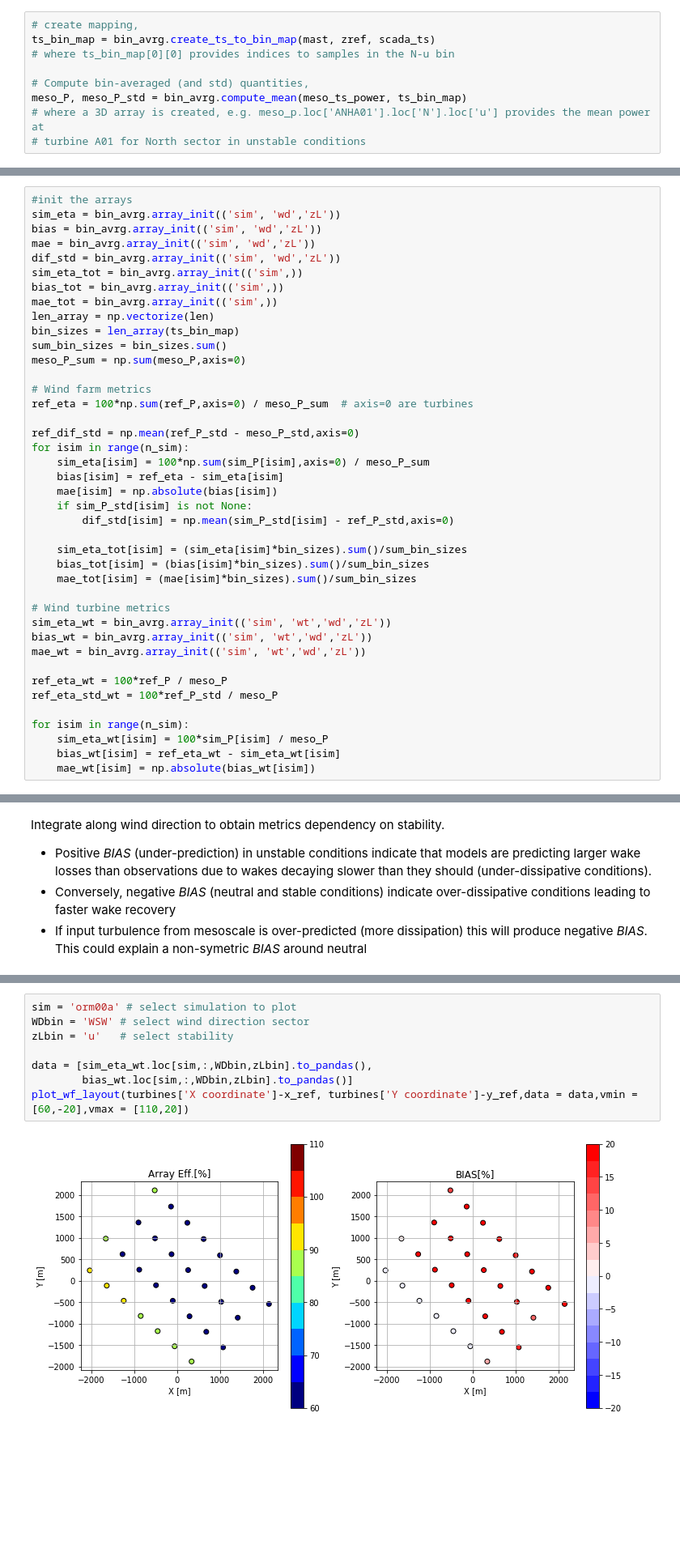
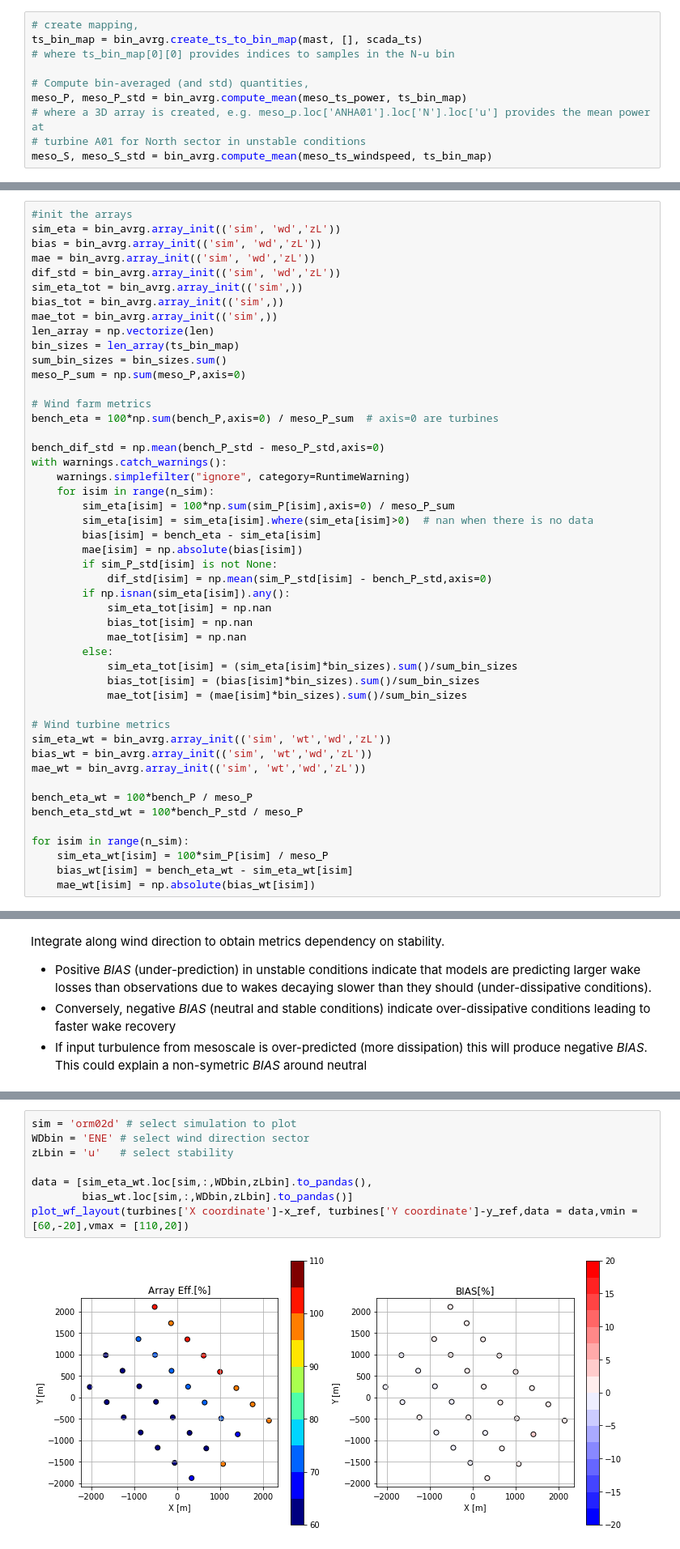
Before and after one commit to CENER-EPR/OWAbench, a Jupyter notebook: Ormonde/Ormonde_ArrayEfficiency.ipynb, the cells around one changed output, grey strips where cells are left out. Shown: that part at 81% size. Saved outputs shown, nothing was run; the diff lists cells and outputs as text; blank space fills up the shorter version.

```diff
--- a/Ormonde/Ormonde_ArrayEfficiency.ipynb
+++ b/Ormonde/Ormonde_ArrayEfficiency.ipynb
@@ -162,13 +184,14 @@ meso_ts_power = meso_ts_windspeed.transform(pwr_curve) # convert to power
 Create mapping of time stamps per wind direction and stability bins
 # %%
 # create mapping,
-ts_bin_map = bin_avrg.create_ts_to_bin_map(mast, zref, scada_ts)
+ts_bin_map = bin_avrg.create_ts_to_bin_map(mast, [], scada_ts)
 # where ts_bin_map[0][0] provides indices to samples in the N-u bin
 
 # Compute bin-averaged (and std) quantities,
 meso_P, meso_P_std = bin_avrg.compute_mean(meso_ts_power, ts_bin_map)
 # where a 3D array is created, e.g. meso_p.loc['ANHA01'].loc['N'].loc['u'] provides the mean power at
 # turbine A01 for North sector in unstable conditions
+meso_S, meso_S_std = bin_avrg.compute_mean(meso_ts_windspeed, ts_bin_map)
 # %% [markdown]
 ## Load simulation data
 # %%
@@ -271,31 +308,38 @@ sum_bin_sizes = bin_sizes.sum()
 meso_P_sum = np.sum(meso_P,axis=0)
 
 # Wind farm metrics
-ref_eta = 100*np.sum(ref_P,axis=0) / meso_P_sum  # axis=0 are turbines
+bench_eta = 100*np.sum(bench_P,axis=0) / meso_P_sum  # axis=0 are turbines
 
-ref_dif_std = np.mean(ref_P_std - meso_P_std,axis=0)
-for isim in range(n_sim):
-    sim_eta[isim] = 100*np.sum(sim_P[isim],axis=0) / meso_P_sum
-    bias[isim] = ref_eta - sim_eta[isim]
-    mae[isim] = np.absolute(bias[isim])
-    if sim_P_std[isim] is not None:
-        dif_std[isim] = np.mean(sim_P_std[isim] - ref_P_std,axis=0)
-
-    sim_eta_tot[isim] = (sim_eta[isim]*bin_sizes).sum()/sum_bin_sizes
-    bias_tot[isim] = (bias[isim]*bin_sizes).sum()/sum_bin_sizes
-    mae_tot[isim] = (mae[isim]*bin_sizes).sum()/sum_bin_sizes
+bench_dif_std = np.mean(bench_P_std - meso_P_std,axis=0)
+with warnings.catch_warnings():
+    warnings.simplefilter("ignore", category=RuntimeWarning)
+    for isim in range(n_sim):
+        sim_eta[isim] = 100*np.sum(sim_P[isim],axis=0) / meso_P_sum
+        sim_eta[isim] = sim_eta[isim].where(sim_eta[isim]>0)  # nan when there is no data
+        bias[isim] = bench_eta - sim_eta[isim]
+        mae[isim] = np.absolute(bias[isim])
+        if sim_P_std[isim] is not None:
+            dif_std[isim] = np.mean(sim_P_std[isim] - bench_P_std,axis=0)
+        if np.isnan(sim_eta[isim]).any():
+            sim_eta_tot[isim] = np.nan
+            bias_tot[isim] = np.nan
+            mae_tot[isim] = np.nan
+        else:
+            sim_eta_tot[isim] = (sim_eta[isim]*bin_sizes).sum()/sum_bin_sizes
+            bias_tot[isim] = (bias[isim]*bin_sizes).sum()/sum_bin_sizes
+            mae_tot[isim] = (mae[isim]*bin_sizes).sum()/sum_bin_sizes
 
 # Wind turbine metrics
 sim_eta_wt = bin_avrg.array_init(('sim', 'wt','wd','zL'))
 bias_wt = bin_avrg.array_init(('sim', 'wt','wd','zL'))
 mae_wt = bin_avrg.array_init(('sim', 'wt','wd','zL'))
 
-ref_eta_wt = 100*ref_P / meso_P
-ref_eta_std_wt = 100*ref_P_std / meso_P
+bench_eta_wt = 100*bench_P / meso_P
+bench_eta_std_wt = 100*bench_P_std / meso_P
 
 for isim in range(n_sim):
     sim_eta_wt[isim] = 100*sim_P[isim] / meso_P
-    bias_wt[isim] = ref_eta_wt - sim_eta_wt[isim]
+    bias_wt[isim] = bench_eta_wt - sim_eta_wt[isim]
     mae_wt[isim] = np.absolute(bias_wt[isim])
 # %% [markdown]
 ## Plot results
@@ -401,10 +475,10 @@ ensemble Ensemble
 # %%
-sim = 'orm00a' # select simulation to plot
-WDbin = 'WSW' # select wind direction sector
+sim = 'orm02d' # select simulation to plot
+WDbin = 'ENE' # select wind direction sector
 zLbin = 'u'   # select stability
 
 data = [sim_eta_wt.loc[sim,:,WDbin,zLbin].to_pandas(),
         bias_wt.loc[sim,:,WDbin,zLbin].to_pandas()]
 plot_wf_layout(turbines['X coordinate']-x_ref, turbines['Y coordinate']-y_ref,data = data,vmin = [60,-20],vmax = [110,20])
 # %% [output]
-[figure, old version]
+[figure, new version]
```
Also changed, not shown: parts of 30 cells of this notebook, 11 other files.
